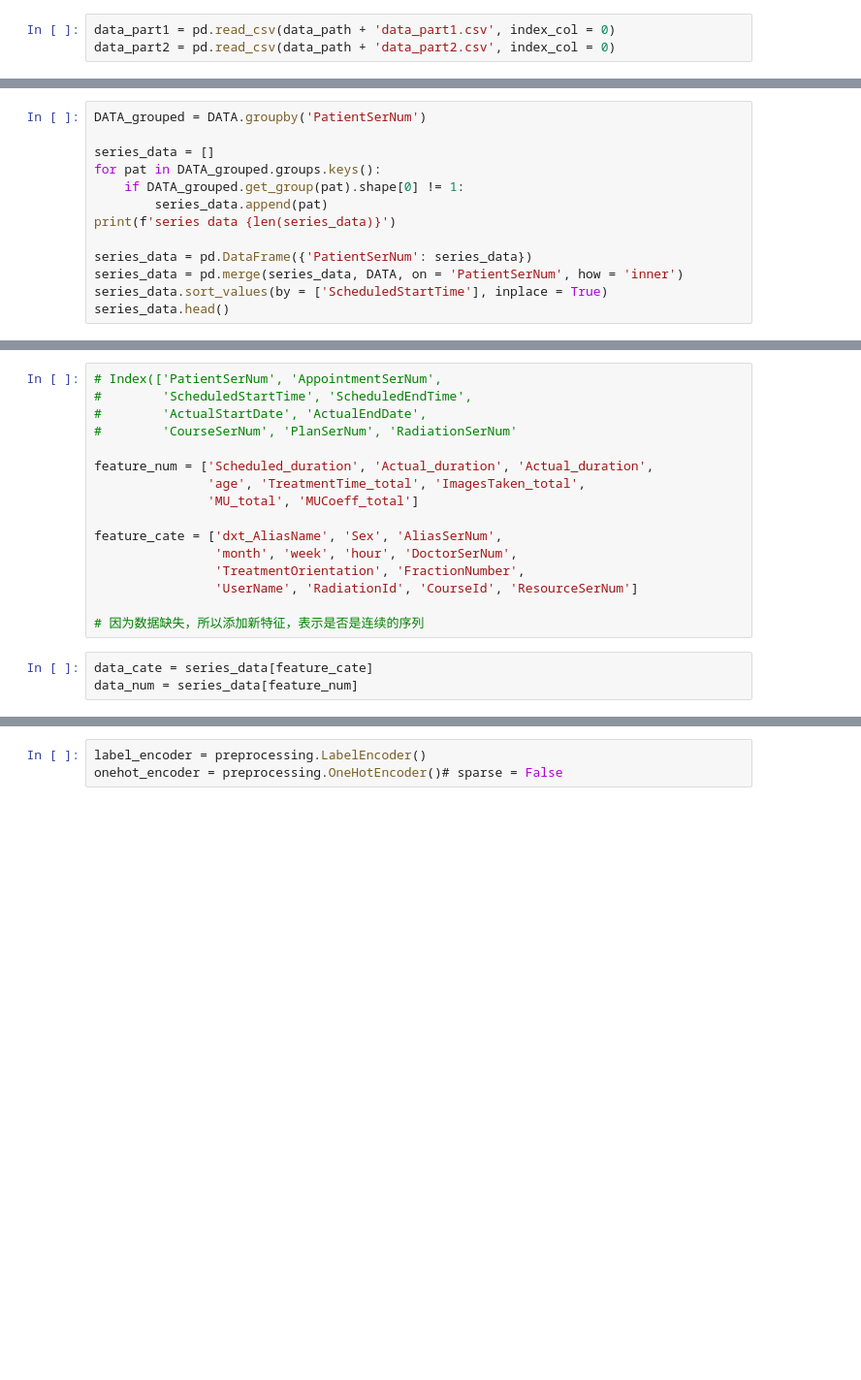
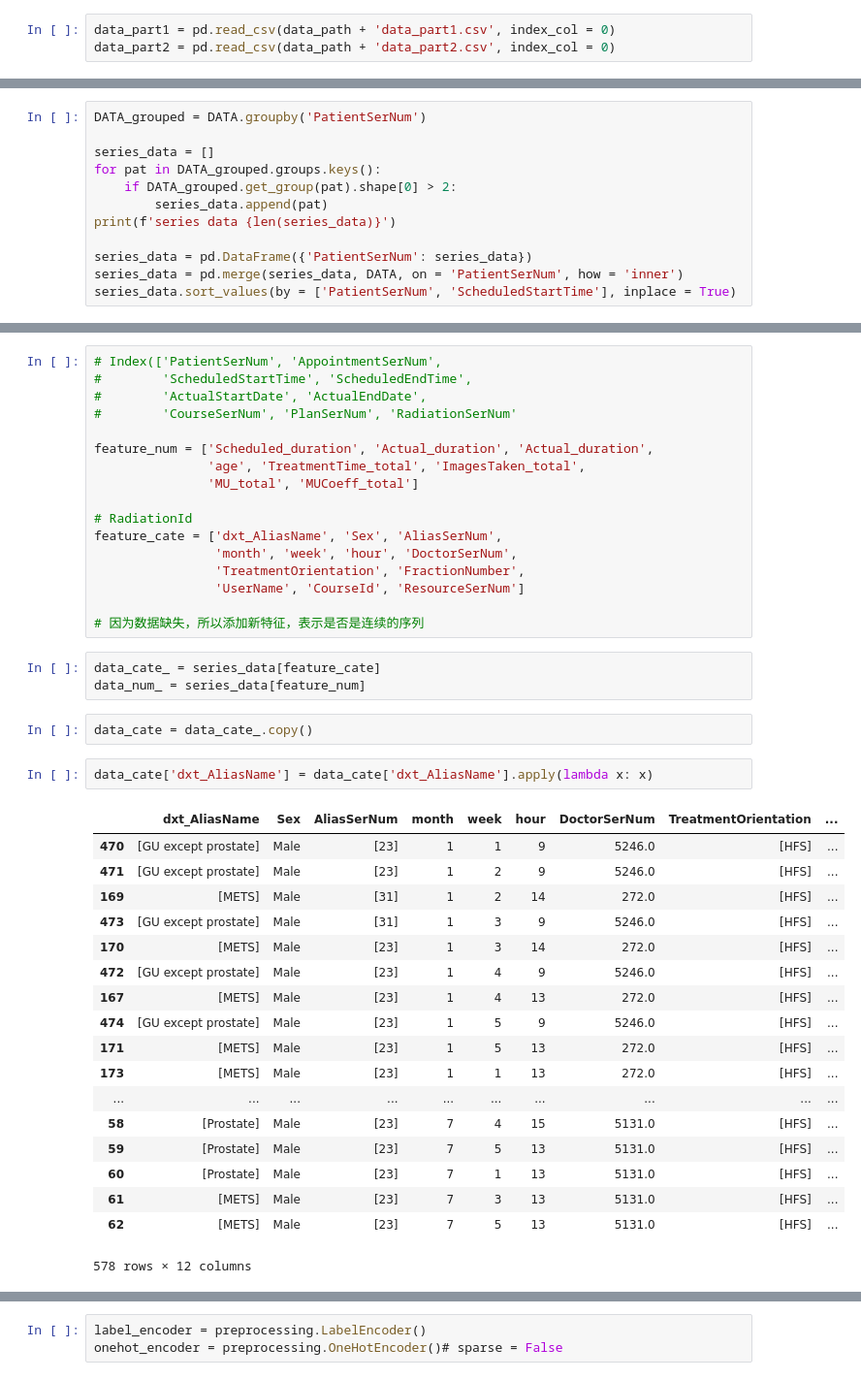
Before and after one commit to Alex2Yang97/waiting_time_project, a Jupyter notebook: code/数据预处理/数据预处理_keras.ipynb, the cells around one changed output, grey strips where cells are left out. Shown at 97% size. Saved outputs shown, nothing was run; the diff lists cells and outputs as text; blank space fills up the shorter version.

```diff
--- a/code/数据预处理/数据预处理_keras.ipynb
+++ b/code/数据预处理/数据预处理_keras.ipynb
@@ -142,12 +264,11 @@ DATA_grouped = DATA.groupby('PatientSerNum')
 
 series_data = []
 for pat in DATA_grouped.groups.keys():
-    if DATA_grouped.get_group(pat).shape[0] != 1:
+    if DATA_grouped.get_group(pat).shape[0] > 2:
         series_data.append(pat)
 print(f'series data {len(series_data)}')
 
 series_data = pd.DataFrame({'PatientSerNum': series_data})
 series_data = pd.merge(series_data, DATA, on = 'PatientSerNum', how = 'inner')
-series_data.sort_values(by = ['ScheduledStartTime'], inplace = True)
-series_data.head()
+series_data.sort_values(by = ['PatientSerNum', 'ScheduledStartTime'], inplace = True)
 # %% [output]
@@ -181,12 +504,36 @@ feature_num = ['Scheduled_duration', 'Actual_duration', 'Actual_duration',
                'age', 'TreatmentTime_total', 'ImagesTaken_total',
                'MU_total', 'MUCoeff_total']
 
+# RadiationId
 feature_cate = ['dxt_AliasName', 'Sex', 'AliasSerNum',
                 'month', 'week', 'hour', 'DoctorSerNum',
                 'TreatmentOrientation', 'FractionNumber',
-                'UserName', 'RadiationId', 'CourseId', 'ResourceSerNum']
+                'UserName', 'CourseId', 'ResourceSerNum']
 
 # 因为数据缺失，所以添加新特征，表示是否是连续的序列
 # %%
-data_cate = series_data[feature_cate]
-data_num = series_data[feature_num]
+data_cate_ = series_data[feature_cate]
+data_num_ = series_data[feature_num]
+# %%
+data_cate = data_cate_.copy()
+# %%
+data_cate['dxt_AliasName'] = data_cate['dxt_AliasName'].apply(lambda x: x)
+# %% [output]
+|  | dxt_AliasName | Sex | AliasSerNum | month | week | hour | DoctorSerNum | TreatmentOrientation | ... |
+| 470 | [GU except prostate] | Male | [23] | 1 | 1 | 9 | 5246.0 | [HFS] | ... |
+| 471 | [GU except prostate] | Male | [23] | 1 | 2 | 9 | 5246.0 | [HFS] | ... |
+| 169 | [METS] | Male | [31] | 1 | 2 | 14 | 272.0 | [HFS] | ... |
+| 473 | [GU except prostate] | Male | [31] | 1 | 3 | 9 | 5246.0 | [HFS] | ... |
+| 170 | [METS] | Male | [23] | 1 | 3 | 14 | 272.0 | [HFS] | ... |
+| 472 | [GU except prostate] | Male | [23] | 1 | 4 | 9 | 5246.0 | [HFS] | ... |
+| 167 | [METS] | Male | [23] | 1 | 4 | 13 | 272.0 | [HFS] | ... |
+| 474 | [GU except prostate] | Male | [23] | 1 | 5 | 9 | 5246.0 | [HFS] | ... |
+| 171 | [METS] | Male | [23] | 1 | 5 | 13 | 272.0 | [HFS] | ... |
+| 173 | [METS] | Male | [23] | 1 | 1 | 13 | 272.0 | [HFS] | ... |
+| ... | ... | ... | ... | ... | ... | ... | ... | ... | ... |
+| 58 | [Prostate] | Male | [23] | 7 | 4 | 15 | 5131.0 | [HFS] | ... |
+| 59 | [Prostate] | Male | [23] | 7 | 5 | 13 | 5131.0 | [HFS] | ... |
+| 60 | [Prostate] | Male | [23] | 7 | 1 | 13 | 5131.0 | [HFS] | ... |
+| 61 | [METS] | Male | [23] | 7 | 3 | 13 | 5131.0 | [HFS] | ... |
+| 62 | [METS] | Male | [23] | 7 | 5 | 13 | 5131.0 | [HFS] | ... |
+578 rows × 12 columns
```
Also changed, not shown: parts of 35 cells of this notebook, 2 other files.
